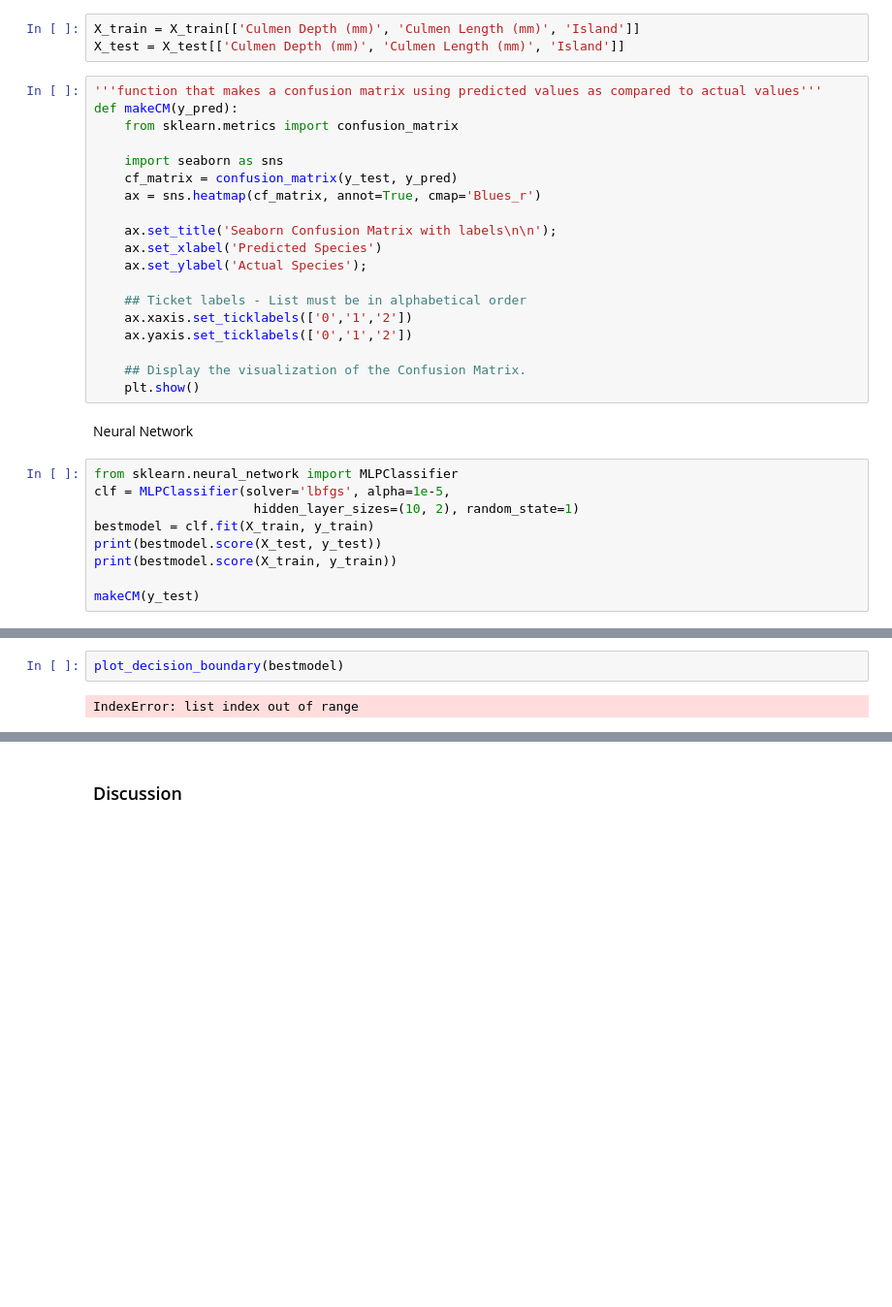
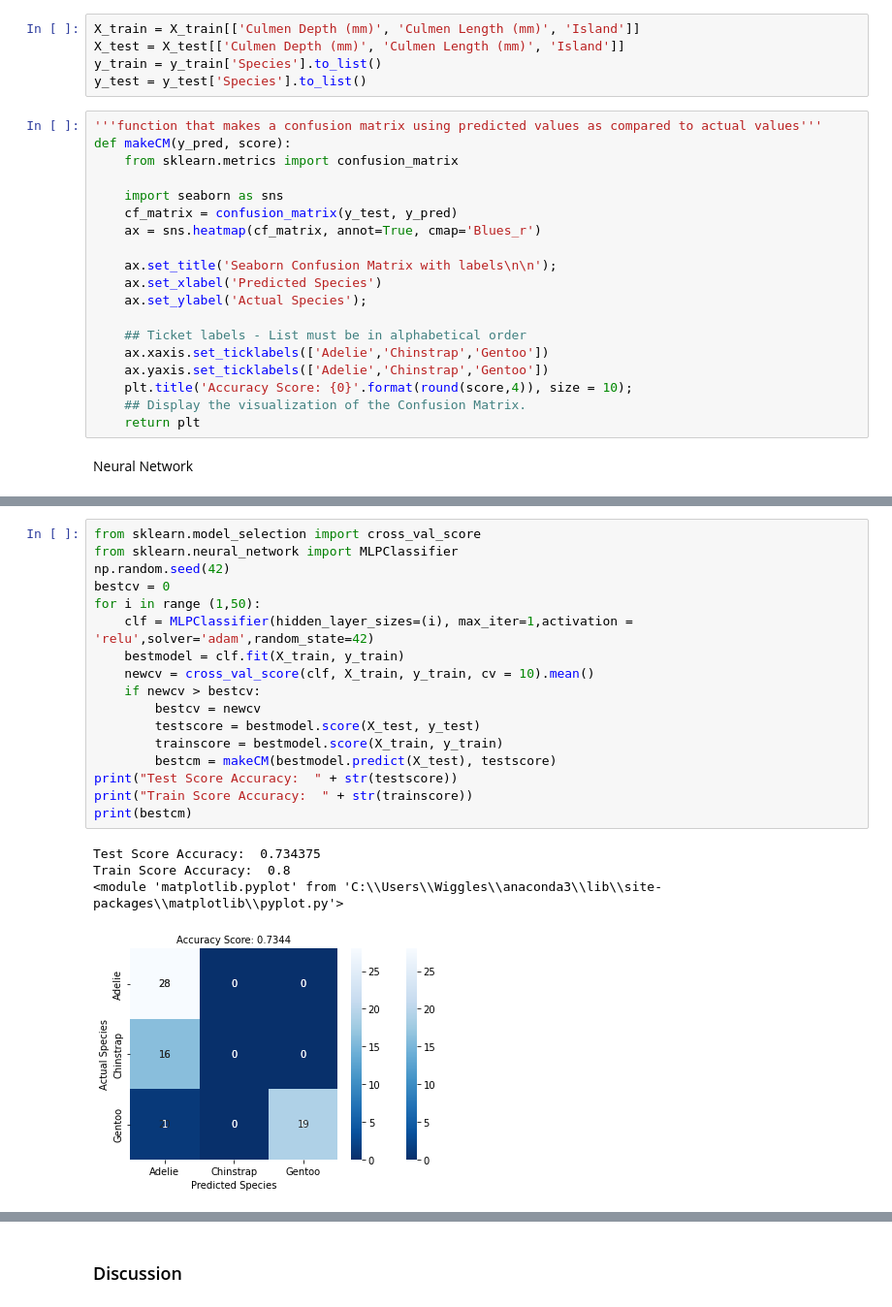
Before and after one commit to ryankkien/penguinsproject, a Jupyter notebook: penguinsproject.ipynb, the cells around one changed output, grey strips where cells are left out. Shown at 97% size. Saved outputs shown, nothing was run; the diff lists cells and outputs as text; blank space fills up the shorter version.

```diff
--- a/penguinsproject.ipynb
+++ b/penguinsproject.ipynb
@@ -172,9 +196,11 @@ Based on the data we've gotten from above we've decided that Culmen Depth, Culme
 # %%
 X_train = X_train[['Culmen Depth (mm)', 'Culmen Length (mm)', 'Island']]
 X_test = X_test[['Culmen Depth (mm)', 'Culmen Length (mm)', 'Island']]
+y_train = y_train['Species'].to_list()
+y_test = y_test['Species'].to_list()
 # %%
 '''function that makes a confusion matrix using predicted values as compared to actual values'''
-def makeCM(y_pred):
+def makeCM(y_pred, score):
     from sklearn.metrics import confusion_matrix
 
     import seaborn as sns
@@ -186,19 +212,10 @@ def makeCM(y_pred):
     ax.set_ylabel('Actual Species');
 
     ## Ticket labels - List must be in alphabetical order
-    ax.xaxis.set_ticklabels(['0','1','2'])
-    ax.yaxis.set_ticklabels(['0','1','2'])
-
+    ax.xaxis.set_ticklabels(['Adelie','Chinstrap','Gentoo'])
+    ax.yaxis.set_ticklabels(['Adelie','Chinstrap','Gentoo'])
+    plt.title('Accuracy Score: {0}'.format(round(score,4)), size = 10);
     ## Display the visualization of the Confusion Matrix.
-    plt.show()
+    return plt
 # %% [markdown]
 Neural Network
-# %%
-from sklearn.neural_network import MLPClassifier
-clf = MLPClassifier(solver='lbfgs', alpha=1e-5,
-                     hidden_layer_sizes=(10, 2), random_state=1)
-bestmodel = clf.fit(X_train, y_train)
-print(bestmodel.score(X_test, y_test))
-print(bestmodel.score(X_train, y_train))
-
-makeCM(y_test)
@@ -274,4 +222,22 @@ def plot_decision_boundary(model):
-# %%
-plot_decision_boundary(bestmodel)
-# %% [output]
-IndexError: list index out of range
+# %%
+from sklearn.model_selection import cross_val_score
+from sklearn.neural_network import MLPClassifier
+np.random.seed(42)
+bestcv = 0
+for i in range (1,50):
+    clf = MLPClassifier(hidden_layer_sizes=(i), max_iter=1,activation = 'relu',solver='adam',random_state=42)
+    bestmodel = clf.fit(X_train, y_train)
+    newcv = cross_val_score(clf, X_train, y_train, cv = 10).mean()
+    if newcv > bestcv:
+        bestcv = newcv
+        testscore = bestmodel.score(X_test, y_test)
+        trainscore = bestmodel.score(X_train, y_train)
+        bestcm = makeCM(bestmodel.predict(X_test), testscore)
+print("Test Score Accuracy:  " + str(testscore))
+print("Train Score Accuracy:  " + str(trainscore))
+print(bestcm)
+# %% [output]
+Test Score Accuracy:  0.734375
+Train Score Accuracy:  0.8
+<module 'matplotlib.pyplot' from 'C:\\Users\\Wiggles\\anaconda3\\lib\\site-packages\\matplotlib\\pyplot.py'>
+[figure, added]
```
Also changed, not shown: parts of 8 cells of this notebook.
